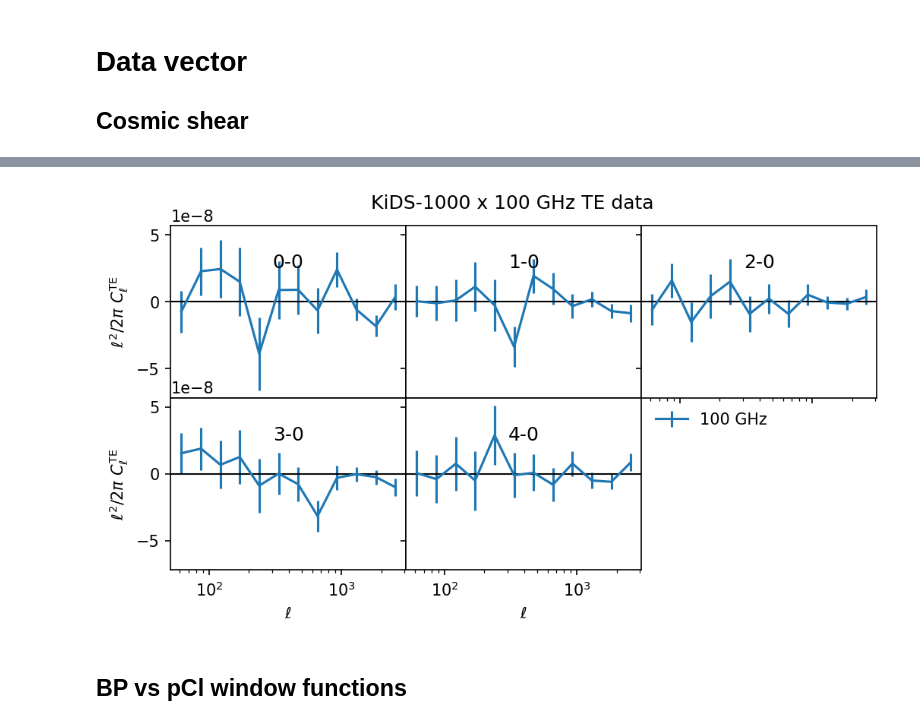
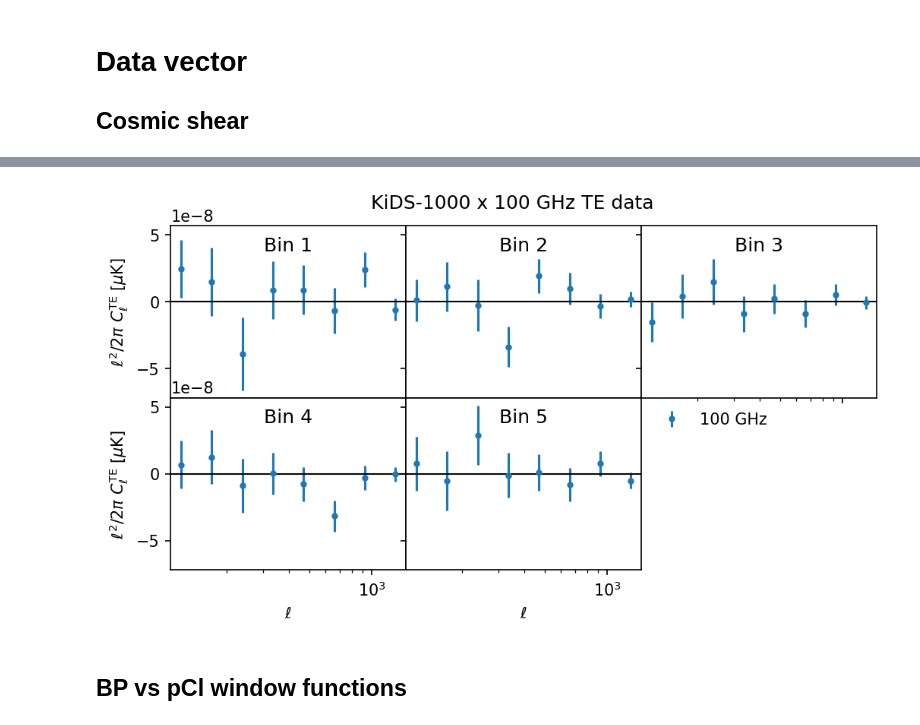
Before and after one commit to tilmantroester/KiDS-1000xtSZ, a Jupyter notebook: notebooks/analyse_chains.ipynb, the cells around one changed output, grey strips where cells are left out. Saved outputs shown, nothing was run; the diff lists cells and outputs as text; code cells hidden in the pictures.

```diff
--- a/notebooks/analyse_chains.ipynb
+++ b/notebooks/analyse_chains.ipynb
@@ -691,51 +709,48 @@ plot_cosmic_shear(Cls=[{"name"        : "pCl",
 # %%
-def plot_xcorr(Cls, probe="TE", field="y", filename=None):
-    fig, ax = plt.subplots(2, n_z_bin//2+1, sharex=True, sharey=True, figsize=(8, 4))
+def plot_xcorr(Cls, x_range=None, scaling=lambda x: x, y_label=None, title=None, units="", probe="TE", field="y", filename=None, sharey=True):
+    fig, ax = plt.subplots(2, n_z_bin//2+1, sharex=True, sharey=sharey, figsize=(8, 4))
     fig.subplots_adjust(hspace=0, wspace=0)
 
     for i, idx in enumerate(field_idx_TE):
         a = ax.flat[i]
-
         a.axhline(0, c="k", lw=1)
 
-        for name, ell, Cl, Cl_err in Cls:
-            x = ell[probe]
-            u = x**2/(2*np.pi)
-            y = Cl[probe][:, i]
-            if Cl_err is not None:
-                y_err = Cl_err[probe][:, i]
-                a.errorbar(x, u*y, u*y_err, label=name)
-            else:
-                a.plot(x, u*y, label=name)
+        plot_Cls(Cls, i, a, x_range=x_range, scaling=scaling)
 
-        a.set_title(f"{idx[0]}-{idx[1]}", y=0.7)
+        a.set_title(f"Bin {idx[0]+1}", y=0.8)
 
     for a in ax.flat[len(field_idx_TE):]:
         a.axis("off")
 
     [a.set_xlabel(r"$\ell$") for a in ax[-1]]
-    [a.set_ylabel(r"$\ell^2/2\pi\ C^{\rm " + probe + r"}_\ell$") for a in ax[:,0]]
+    if y_label is None:
+        y_label = r"$\ell^2/2\pi\ C^{\rm " + probe + r"}_\ell$" + units
+    [a.set_ylabel(y_label) for a in ax[:,0]]
 
     ax[0,0].set_xscale("log")
     ax.flat[len(field_idx_TE)-1].legend(loc=2, frameon=False, bbox_to_anchor=(1,1))
 
-    fig.suptitle(f"KiDS-1000 x {field} {probe} data", y=0.95)
+    if title is None:
+        title = f"KiDS-1000 x {field} {probe} data"
+    fig.suptitle(title, y=0.95)
+
     fig.dpi = 150
     if filename is not None:
         fig.savefig(filename)
 
-plot_xcorr(Cls=[#("milca", ell, Cl, Cl_err),
-                #("milca-deconv", ell, Cl_deconv, Cl_err_deconv),
-                #("ziang nocib", ell_ziang, Cl_ziang, Cl_err_ziang),
-                #("ACT", ell_ACT, Cl_ACT, Cl_err_ACT),
-                #("ACT nocib", ell_ACT_nocib, Cl_ACT_nocib, Cl_err_ACT_nocib),
-                #("spice", ell_spice, Cl_spice, None)
-                ("100 GHz", ell, Cl_100GHz, Cl_err_100GHz),
-                ],
-           probe="TE", field="100 GHz", filename="plots/TE_100GHz.png")
-# plot_xcorr(probe="TB")
+plot_xcorr(Cls=[{"name"        : "100 GHz",
+                 "X"           : ell['TE'],
+                 "Y"           : Cl_100GHz["TE"],
+                 "Y_error"     : Cl_err_100GHz["TE"],
+                 "plot_kwargs" : {"c": "C0", "ls": "none", "marker": "."}},
+                 ],
+           scaling=lambda x: x**2/(2*pi),
+           x_range=(100, 1500), sharey=True,
+           units=" [$\\mu$K]",
+           field="100 GHz",
+           filename="plots/TE_100GHz.png")
 # %% [output]
-[figure, old version]
+[figure, new version]
 # %% [markdown]
 ## BP vs pCl window functions
 # %%
```
Also changed, not shown: parts of 7 cells of this notebook, 8 other files.
